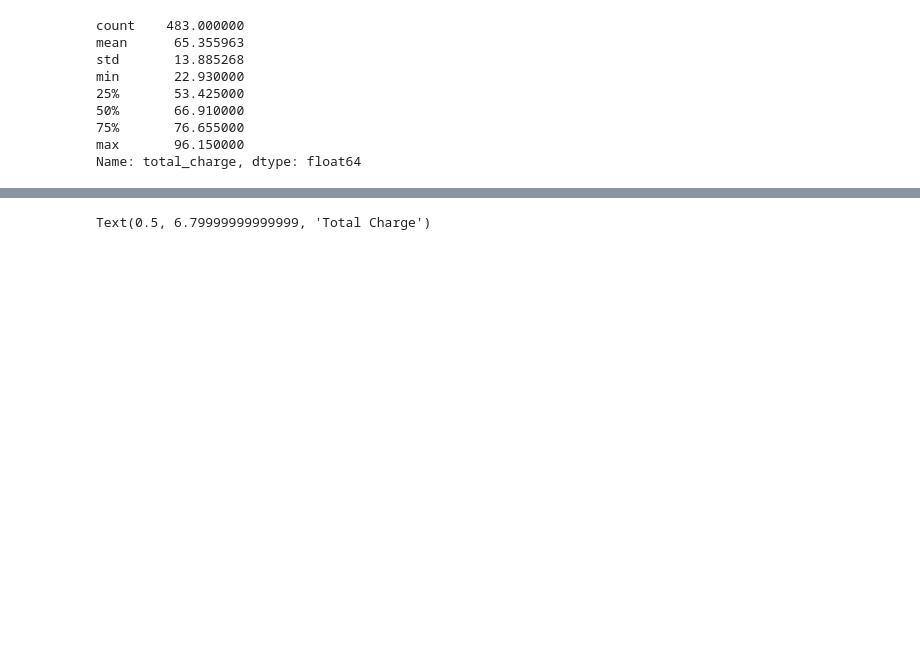
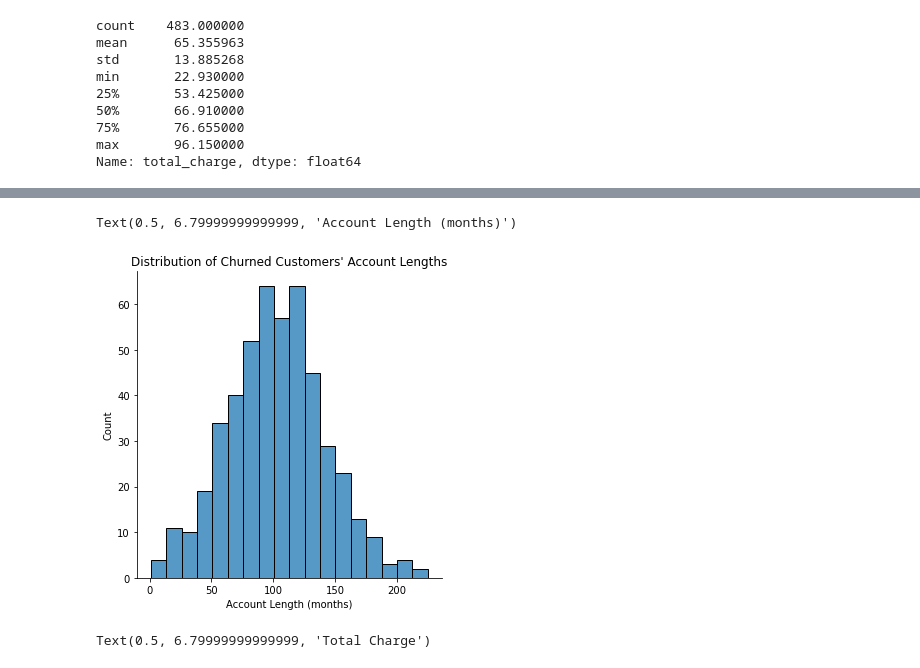
Before and after one commit to RMcAr/dsc-phase-3-project, a Jupyter notebook: Introduction and EDA.ipynb, the cells around one changed output, grey strips where cells are left out. Drawn from its saved outputs; the diff is of its cells as text; code cells hidden in the pictures; blank space fills up the shorter version.

```diff
--- a/Introduction and EDA.ipynb
+++ b/Introduction and EDA.ipynb
@@ -251 +272,10 @@ Text(0.5, 6.79999999999999, 'Total Charge')
+# %%
+# we visualize the distribution of churned customers account_length
+
+sns.displot(data = df.where(df['churn']==1), x = 'account_length')
+plt.title("Distribution of Churned Customers' Account Lengths")
+plt.xlabel('Account Length (months)')
+# %% [output]
+Text(0.5, 6.79999999999999, 'Account Length (months)')
+[figure, added]
 # %%
```
Also changed, not shown: parts of 70 cells of this notebook, 4 other files.
